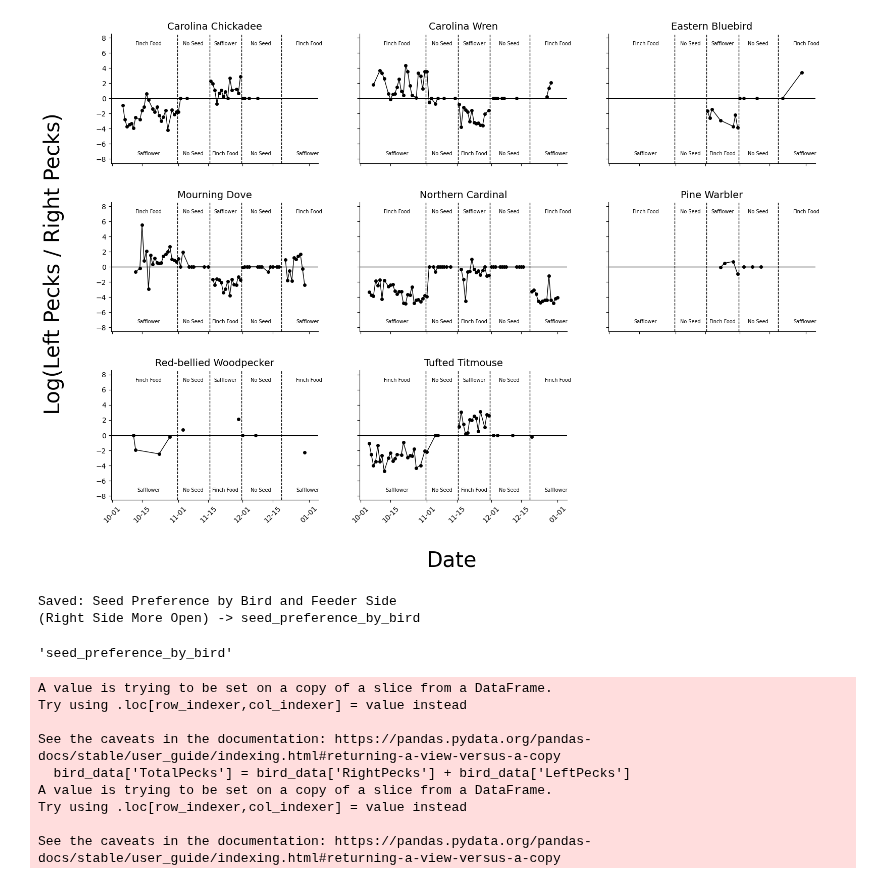
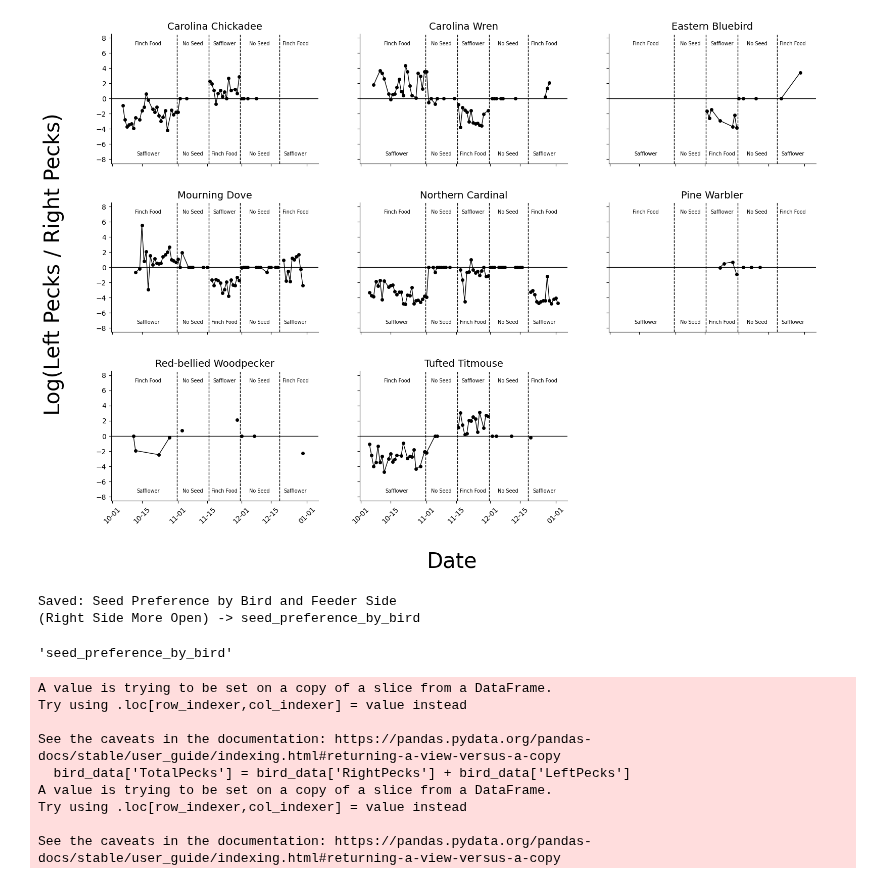
Before and after one commit to david-j-cox/backyard-ecology, a Jupyter notebook: scripts_notebooks/one_site_analytics.ipynb, the cells around one changed output. Cells and saved outputs as stored; diff of their text form; code cells hidden in the pictures.

```diff
--- a/scripts_notebooks/one_site_analytics.ipynb
+++ b/scripts_notebooks/one_site_analytics.ipynb
@@ -201,36 +201,36 @@ for ax in axes[:-1]:
     ax.text(mid_a, y_label_bottom, 'Safflower', ha='center', va='center', fontsize=7)
     ax.text(mid_b, y_label_top, 'No Seed', ha='center', va='center', fontsize=7)
     ax.text(mid_b, y_label_bottom, 'No Seed', ha='center', va='center', fontsize=7)
     ax.text(mid_c, y_label_top, 'Safflower', ha='center', va='center', fontsize=7)
     ax.text(mid_c, y_label_bottom, 'Finch Food', ha='center', va='center', fontsize=7)
     ax.text(mid_d, y_label_top, 'No Seed', ha='center', va='center', fontsize=7)
     ax.text(mid_d, y_label_bottom, 'No Seed', ha='center', va='center', fontsize=7)
-    ax.text(mid_e, y_label_top, 'Finch Food', ha='left', va='center', fontsize=7)
-    ax.text(mid_e, y_label_bottom, 'Safflower', ha='left', va='center', fontsize=7)
+    ax.text(mid_e, y_label_top, 'Finch Food', ha='center', va='center', fontsize=7)
+    ax.text(mid_e, y_label_bottom, 'Safflower', ha='center', va='center', fontsize=7)
 
 # Format x-ticks as MM-DD and rotate 45°
 date_fmt = mdates.DateFormatter('%m-%d')
 for ax in axes:
     ax.xaxis.set_major_formatter(date_fmt)
     ax.tick_params(axis='x', labelrotation=45)
 
 fig.text(0.5, 0.0, 'Date', ha='center', fontsize=30)
 fig.text(0.05, 0.5, 'Log(Left Pecks / Right Pecks)', va='center',
          rotation='vertical', fontsize=30)
 
 # plt.tight_layout(rect=[0.05, 0.06, 1, 0.93])
 plt.subplots_adjust(hspace=0.3)
 plt.show()
 
 # Save diversity metrics plot for dashboard
 save_plot_for_dashboard(
     fig,
     'seed_preference_by_bird',
     'Seed Preference by Bird and Feeder Side\n(Right Side More Open)',
     'Seed preference by bird'
 )
 # %% [output]
-[figure, old version]
+[figure, new version]
 Saved: Seed Preference by Bird and Feeder Side
 (Right Side More Open) -> seed_preference_by_bird
 'seed_preference_by_bird'
```
Also changed, not shown: 26 other files.
